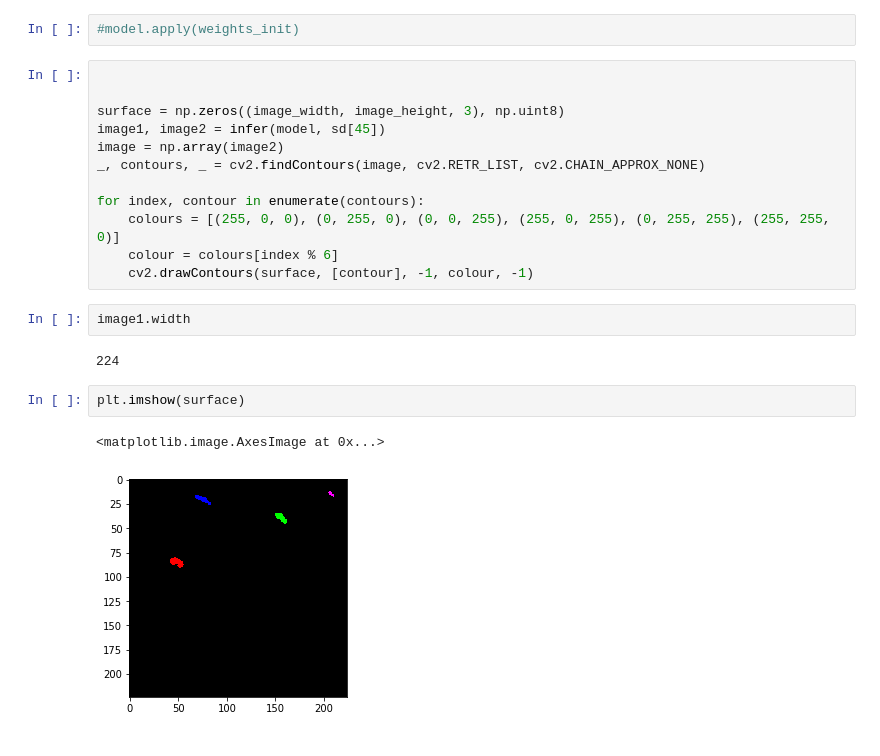
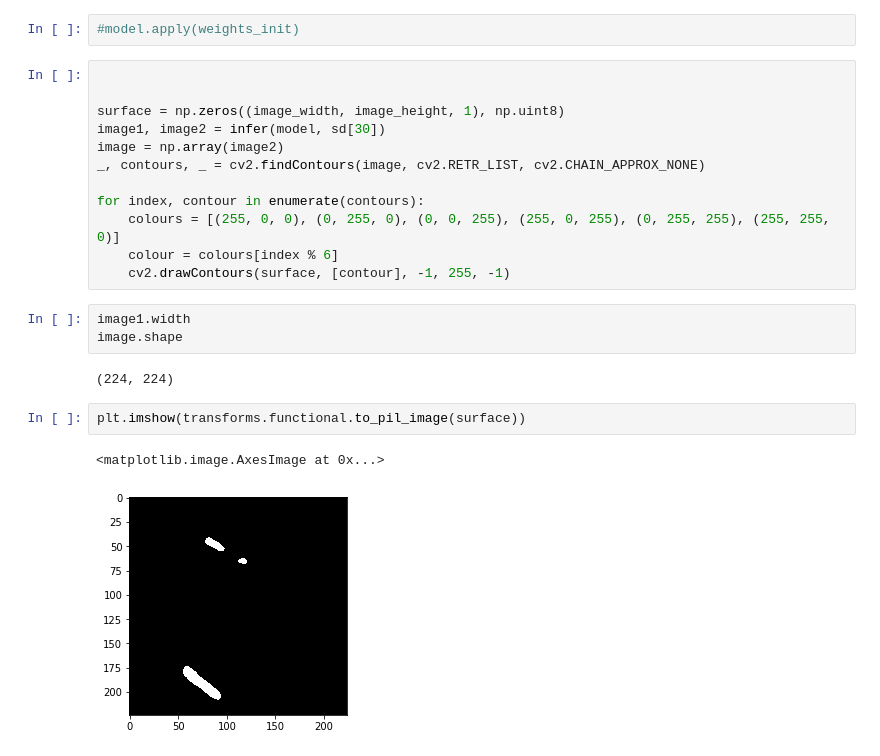
Before and after one commit to tetolab/shipdet, a Jupyter notebook: shipdet.ipynb, the cells around one changed output. Saved outputs shown, nothing was run; the diff lists cells and outputs as text.

Commit message:
started scaler and contour mask encoding

```diff
--- a/shipdet.ipynb
+++ b/shipdet.ipynb
@@ -289,21 +292,22 @@ for i in range(1, 2):
 # %%
 
 
-surface = np.zeros((image_width, image_height, 3), np.uint8)
-image1, image2 = infer(model, sd[45])
+surface = np.zeros((image_width, image_height, 1), np.uint8)
+image1, image2 = infer(model, sd[30])
 image = np.array(image2)
 _, contours, _ = cv2.findContours(image, cv2.RETR_LIST, cv2.CHAIN_APPROX_NONE)
 
 for index, contour in enumerate(contours):
     colours = [(255, 0, 0), (0, 255, 0), (0, 0, 255), (255, 0, 255), (0, 255, 255), (255, 255, 0)]
     colour = colours[index % 6]
-    cv2.drawContours(surface, [contour], -1, colour, -1)
+    cv2.drawContours(surface, [contour], -1, 255, -1)
 # %%
 image1.width
+image.shape
 # %% [output]
-224
+(224, 224)
 # %%
-plt.imshow(surface)
+plt.imshow(transforms.functional.to_pil_image(surface))
 # %% [output]
 <matplotlib.image.AxesImage at 0x...>
-[figure, old version]
+[figure, new version]
```
Also changed, not shown: parts of 11 cells of this notebook, 3 other files.
